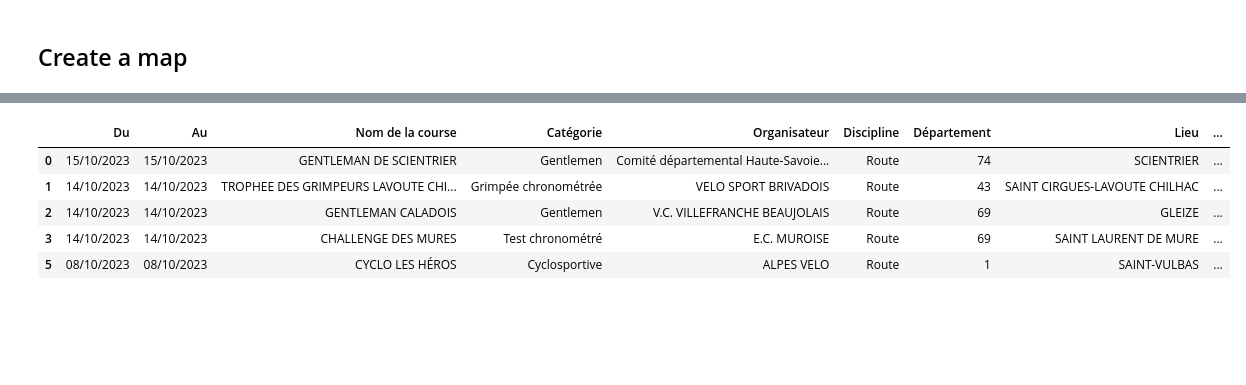
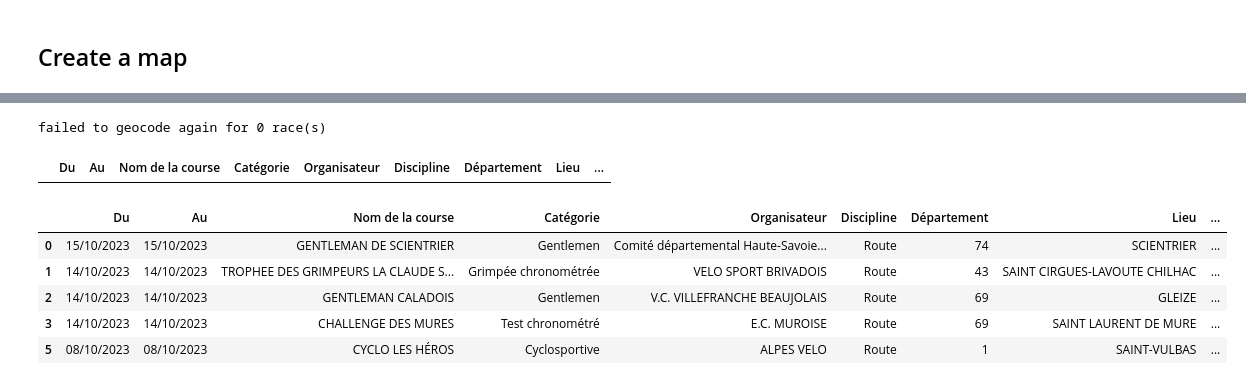
Before and after one commit to TheoxProject/UCT, a Jupyter notebook: Calendrier_courses/calendrier.ipynb, the cells around one changed output, grey strips where cells are left out. Saved outputs shown, nothing was run; the diff lists cells and outputs as text; code cells hidden in the pictures; blank space fills up the shorter version.

```diff
--- a/Calendrier_courses/calendrier.ipynb
+++ b/Calendrier_courses/calendrier.ipynb
@@ -262,27 +249,53 @@ failed to geocode again for 12 race(s)
+# %%
+# add manually the location for the problematic rows :
+no_location = null_rows[null_rows['Point'].isnull()]
+no_location.loc[no_location['Lieu'] == 'SAINT CIRGUES-LAVOUTE CHILHAC', 'Lieu'] = 'LAVOUTE CHILHAC'
+no_location.loc[no_location['Lieu'] == 'PAULHAC / VALUÉJOLS', 'Lieu'] = 'VALUÉJOLS'
+no_location.loc[no_location['Lieu'] == 'MIEUSSY  HAUTE SAVOIE', 'Lieu'] = 'MIEUSSY'
+no_location.loc[no_location['Lieu'] == 'BLANZAC / SAINT PAULIEN', 'Lieu'] = 'BLANZAC'
+no_location.loc[no_location['Lieu'] == 'PARC DES OISEAUX > GRAND-COLOMBIER ', 'Lieu'] = 'CULOZ'
+no_location.loc[no_location['Lieu'] == 'SAINT JULIEN MONT DENIS CROIX DE FER', 'Lieu'] = 'SAINT-JULIEN-MONT-DENIS'
+no_location.loc[no_location['Lieu'] == 'URIAGE LES BAINS - CHAMROUSSE', 'Lieu'] = 'URIAGE-LES-BAINS'
+no_location.loc[no_location['Lieu'] == 'CLUSES LES CARROZ', 'Lieu'] = 'CLUSES'
+no_location.loc[no_location['Lieu'] == 'VIEUX D IZENAVE', 'Lieu'] = 'IZENAVE'
+no_location.loc[no_location['Lieu'] == 'BELLEFONTAINE, ROUTE DE LA CHAPELLE DE LA TOUR', 'Lieu'] = 'SAINT CLAIR DE LA TOUR'
+no_location.loc[no_location['Lieu'] == 'ARDE/COUZE', 'Lieu'] = 'ARDE'
+no_location.loc[no_location['Lieu'] == 'AUTOUR DU LEMAN', 'Lieu'] = 'EVIAN-LES-BAINS'
+no_location.loc[no_location['Lieu'] == 'VARENNE SAINT SAUVEUR', 'Lieu'] = 'BOURG EN BRESSE'
+
+no_location['info_place'] = 'Auvergne-Rhône-Alpes' + ', ' + no_location['Département'].astype('str') + ', ' + no_location['Lieu']
+tqdm.pandas()
+no_location['Location'] = no_location['info_place'].progress_apply(partial(geolocator.geocode, timeout=10, language='fr'))
+no_location['Point'] = no_location['Location'].progress_apply(lambda loc: tuple(loc.point) if loc else None)
+
+# verification
+print('failed to geocode again for', no_location['Point'].isnull().sum(), 'race(s)')
+# show race with no location :
+no_location[no_location['Point'].isnull()].head(20)
+# %% [output]
+failed to geocode again for 0 race(s)
+|  | Du | Au | Nom de la course | Catégorie | Organisateur | Discipline | Département | Lieu | ... |
 # %%
-# add manually the location for the problematic rows :
-
-# To do
-
-
-# delete the null rows for null_rows
-null_rows = null_rows[null_rows['Point'].notnull()]
+# replace the null rows with the new values
+null_rows.loc[null_rows['Point'].isnull(), 'Point'] = no_location['Point']
+null_rows.loc[null_rows['Location'].isnull(), 'Location'] = no_location['Location']
 
 # replace the null rows with the new values
 courses_map.loc[courses_map['Point'].isnull(), 'Point'] = null_rows['Point']
-courses_map.loc[courses_map['Point'].isnull(), 'Location'] = null_rows['Location']
+courses_map.loc[courses_map['Location'].isnull(), 'Location'] = null_rows['Location']
+
+# delete null rows
+courses_map = courses_map[courses_map['Point'].notnull()]
 
 # add the latitude and longitude to the dataframe
-#courses_map['Latitude'] = courses_map['Point'].apply(lambda x: x[0] if x else None)
-#courses_map['Longitude'] = courses_map['Point'].apply(lambda x: x[1] if x else None)
 courses_map[['Latitude', 'Longitude', 'Alt']] = pd.DataFrame(courses_map['Point'].tolist(), index=courses_map.index)
 # delete Alt column
 del courses_map['Alt']
 courses_map.head(5)
 # %% [output]
 |  | Du | Au | Nom de la course | Catégorie | Organisateur | Discipline | Département | Lieu | ... |
 | 0 | 15/10/2023 | 15/10/2023 | GENTLEMAN DE SCIENTRIER | Gentlemen | Comité départemental Haute-Savoie... | Route | 74 | SCIENTRIER | ... |
-| 1 | 14/10/2023 | 14/10/2023 | TROPHEE DES GRIMPEURS LAVOUTE CHI... | Grimpée chronométrée | VELO SPORT BRIVADOIS | Route | 43 | SAINT CIRGUES-LAVOUTE CHILHAC | ... |
+| 1 | 14/10/2023 | 14/10/2023 | TROPHEE DES GRIMPEURS LA CLAUDE S... | Grimpée chronométrée | VELO SPORT BRIVADOIS | Route | 43 | SAINT CIRGUES-LAVOUTE CHILHAC | ... |
 | 2 | 14/10/2023 | 14/10/2023 | GENTLEMAN CALADOIS | Gentlemen | V.C. VILLEFRANCHE BEAUJOLAIS | Route | 69 | GLEIZE | ... |
 | 3 | 14/10/2023 | 14/10/2023 | CHALLENGE DES MURES | Test chronométré | E.C. MUROISE | Route | 69 | SAINT LAURENT DE MURE | ... |
 | 5 | 08/10/2023 | 08/10/2023 | CYCLO LES HÉROS | Cyclosportive | ALPES VELO | Route | 1 | SAINT-VULBAS | ... |
```
Also changed, not shown: parts of 6 cells of this notebook, 9 other files.
